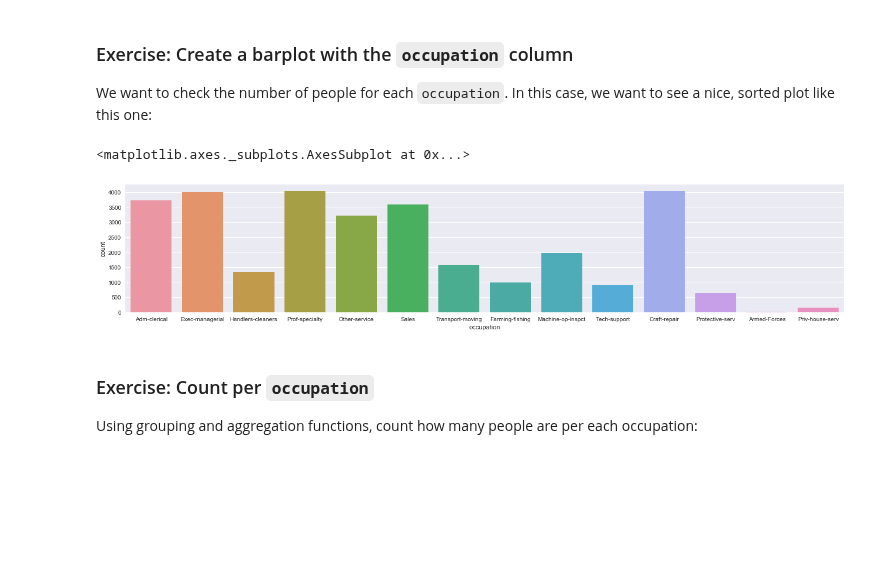
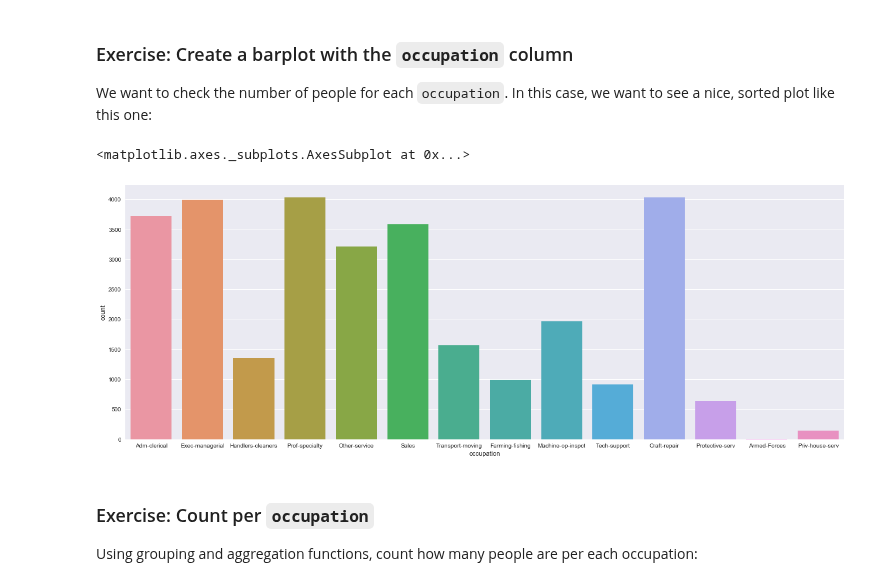
Before and after one commit to AndyDeNike/RMOTR, a Jupyter notebook: projects/data-science/ds-unit-2-us-census-analyisis/Project 2 - US Census.ipynb, the cells around one changed output. Cells and saved outputs as stored; diff of their text form; code cells hidden in the pictures; blank space fills up the shorter version.

```diff
--- a/projects/data-science/ds-unit-2-us-census-analyisis/Project 2 - US Census.ipynb
+++ b/projects/data-science/ds-unit-2-us-census-analyisis/Project 2 - US Census.ipynb
@@ -412,12 +412,12 @@ We want to check the number of people for each `occupation`. In this case, we wa
 # %%
 # Expected result:
 # %%
-plt.figure(figsize=(22,4))
+plt.figure(figsize=(22,8))
 sns.countplot(x='occupation', data=df)
 #plt.show()
 # %% [output]
 <matplotlib.axes._subplots.AxesSubplot at 0x...>
-[figure, old version]
+[figure, new version]
 # %% [markdown]
 ### Exercise: Count per `occupation`
 
```
Also changed, not shown: parts of 2 cells of this notebook.
